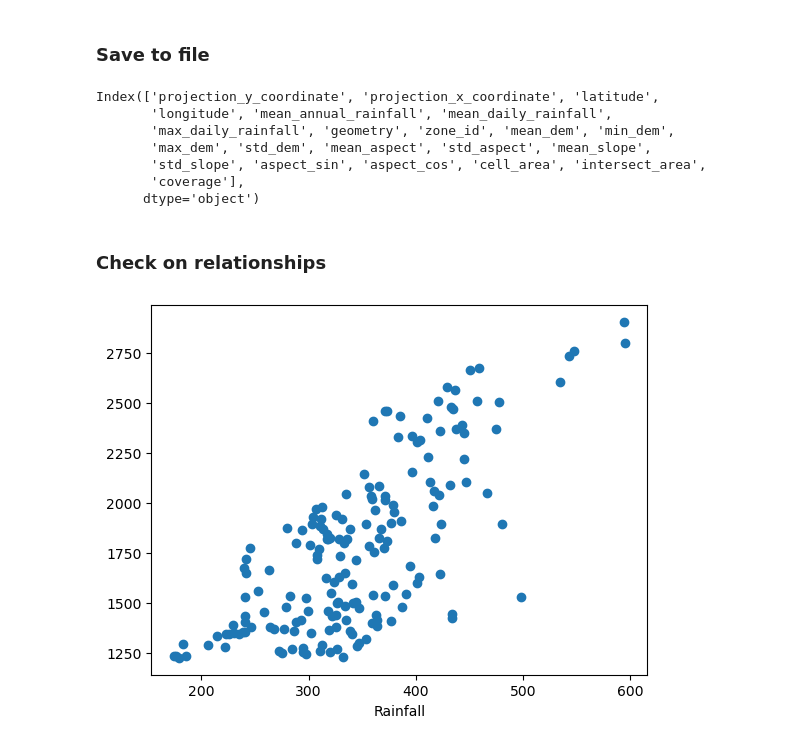
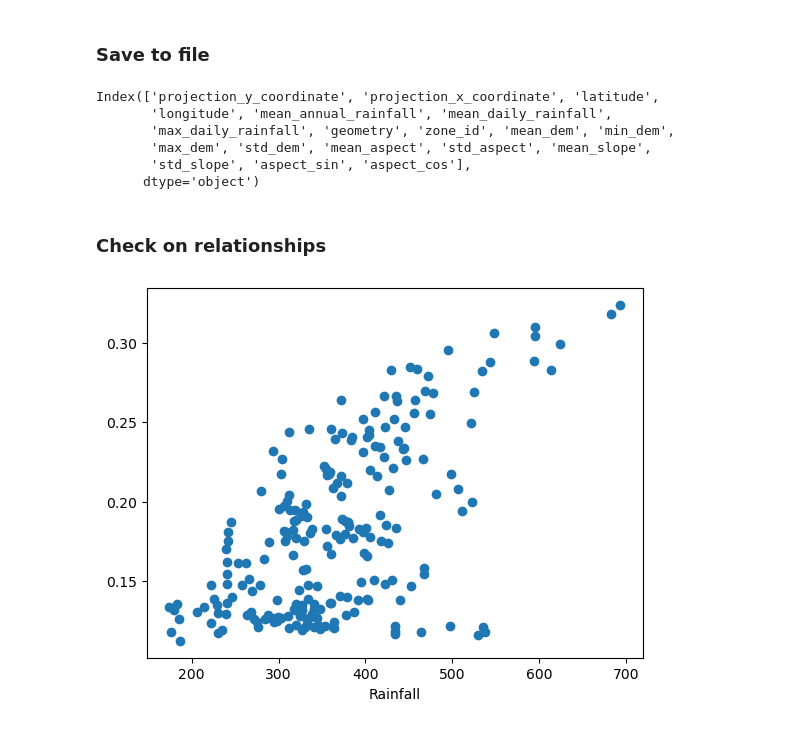
Before and after one commit to masher92/RainGaugeOptimisation, a Jupyter notebook: GetElevation.ipynb, the cells around one changed output. Saved outputs shown, nothing was run; the diff lists cells and outputs as text; code cells hidden in the pictures.

```diff
--- a/GetElevation.ipynb
+++ b/GetElevation.ipynb
@@ -336,21 +336,21 @@ rainfall_gdf_merged["aspect_cos"] = np.cos(np.deg2rad(rainfall_gdf_merged["mean_
 # %% [markdown]
 ### Keep only cells with a substantial portion of cell within catchment
 # %%
-rainfall_gdf_merged["cell_area"] = rainfall_gdf_merged.geometry.area
+# rainfall_gdf_merged["cell_area"] = rainfall_gdf_merged.geometry.area
 
-intersection = gpd.overlay(rainfall_gdf_merged,catchment_Dolwen[["geometry"]],how="intersection")
+# intersection = gpd.overlay(rainfall_gdf_merged,catchment_Dolwen[["geometry"]],how="intersection")
 
-intersection["intersect_area"] = intersection.geometry.area
+# intersection["intersect_area"] = intersection.geometry.area
 
-rainfall_gdf_merged = rainfall_gdf_merged.merge(intersection.groupby(intersection.index)["intersect_area"].sum(),
-                                                left_index=True,right_index=True,how="left")
+# rainfall_gdf_merged = rainfall_gdf_merged.merge(intersection.groupby(intersection.index)["intersect_area"].sum(),
+#                                                 left_index=True,right_index=True,how="left")
 
-rainfall_gdf_merged["intersect_area"] = rainfall_gdf_merged["intersect_area"].fillna(0)
-rainfall_gdf_merged["coverage"] = rainfall_gdf_merged["intersect_area"] / rainfall_gdf_merged["cell_area"]
+# rainfall_gdf_merged["intersect_area"] = rainfall_gdf_merged["intersect_area"].fillna(0)
+# rainfall_gdf_merged["coverage"] = rainfall_gdf_merged["intersect_area"] / rainfall_gdf_merged["cell_area"]
 
-rainfall_gdf_merged = rainfall_gdf_merged[rainfall_gdf_merged["coverage"] >= 0.5]
-rainfall_gdf_merged = rainfall_gdf_merged[rainfall_gdf_merged['intersect_area']>100000].copy()
-rainfall_gdf_merged.reset_index(inplace=True, drop=True)
+# rainfall_gdf_merged = rainfall_gdf_merged[rainfall_gdf_merged["coverage"] >= 0.5]
+# rainfall_gdf_merged = rainfall_gdf_merged[rainfall_gdf_merged['intersect_area']>100000].copy()
+# rainfall_gdf_merged.reset_index(inplace=True, drop=True)
 # %% [markdown]
 ### Save to file
 # %%
@@ -361,14 +361,13 @@ Index(['projection_y_coordinate', 'projection_x_coordinate', 'latitude',
        'longitude', 'mean_annual_rainfall', 'mean_daily_rainfall',
        'max_daily_rainfall', 'geometry', 'zone_id', 'mean_dem', 'min_dem',
        'max_dem', 'std_dem', 'mean_aspect', 'std_aspect', 'mean_slope',
-       'std_slope', 'aspect_sin', 'aspect_cos', 'cell_area', 'intersect_area',
-       'coverage'],
+       'std_slope', 'aspect_sin', 'aspect_cos'],
       dtype='object')
 # %% [markdown]
 ### Check on relationships
 # %%
-plt.scatter(rainfall_gdf_merged['mean_dem'], rainfall_gdf_merged['rainfall'])
+plt.scatter(rainfall_gdf_merged['mean_dem'], rainfall_gdf_merged['mean_daily_rainfall'])
 plt.xlabel('Elevation')
 plt.xlabel('Rainfall');
 # %% [output]
-[figure, old version]
+[figure, new version]
```
Also changed, not shown: parts of 1 cell of this notebook, 10 other files.
